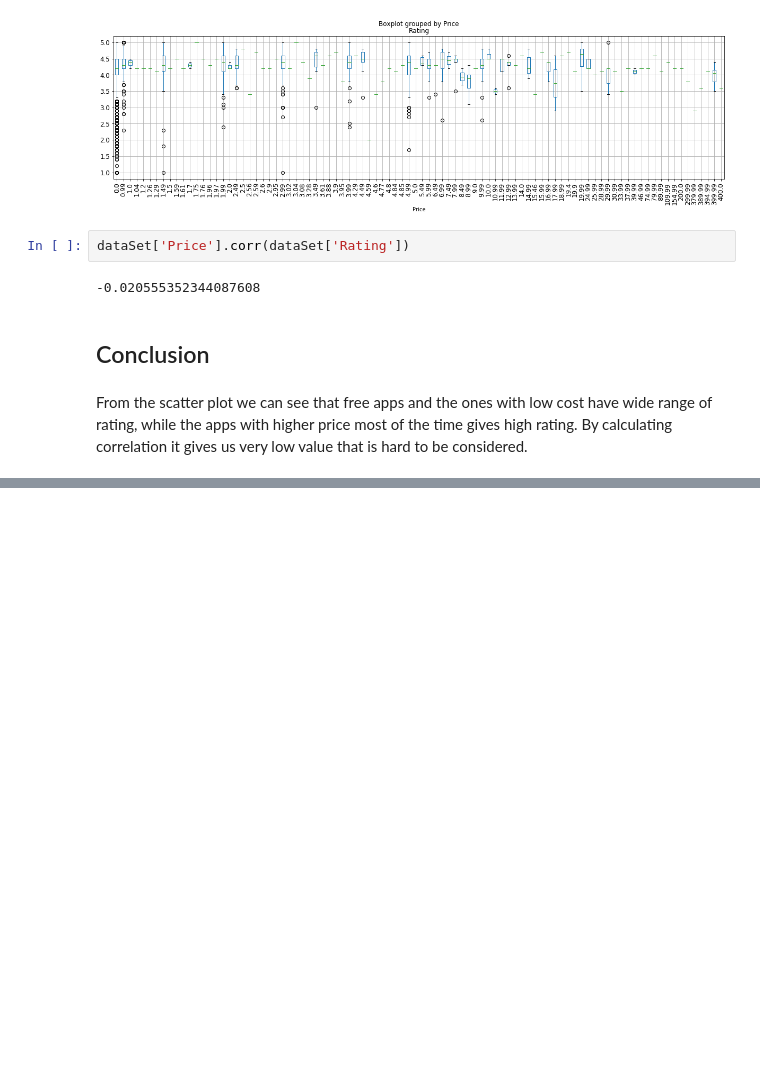
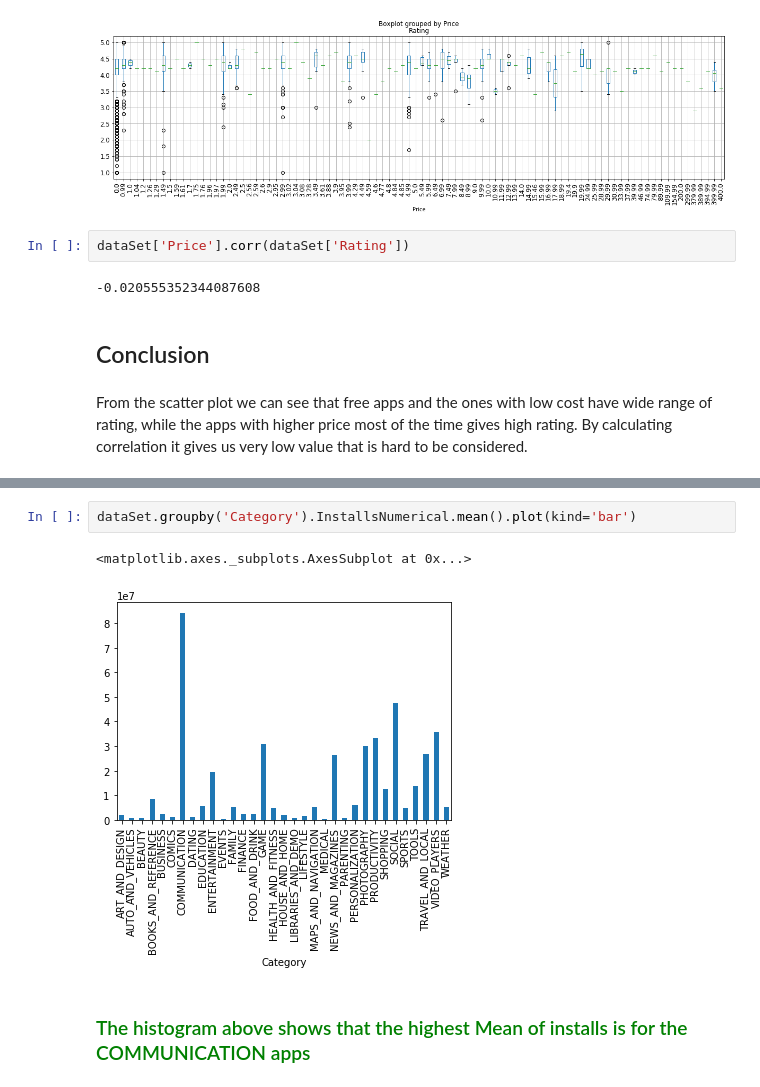
Before and after one commit to yasmeenel3sh/DataEngineeringCourseProject, a Jupyter notebook: google-play-store-apps/Final.ipynb, the cells around one changed output, grey strips where cells are left out. Cells and saved outputs as stored; diff of their text form; blank space fills up the shorter version.

```diff
--- a/google-play-store-apps/Final.ipynb
+++ b/google-play-store-apps/Final.ipynb
@@ -987,0 +1053,7 @@ From the scatter plot we can see that free apps and the ones with low cost have
+# %%
+dataSet.groupby('Category').InstallsNumerical.mean().plot(kind='bar')
+# %% [output]
+<matplotlib.axes._subplots.AxesSubplot at 0x...>
+[figure, added]
+# %% [markdown]
+### <span style="color:Green"> The histogram above shows that the highest Mean of installs is for the COMMUNICATION apps  </span>
```
Also changed, not shown: parts of 31 cells of this notebook.
